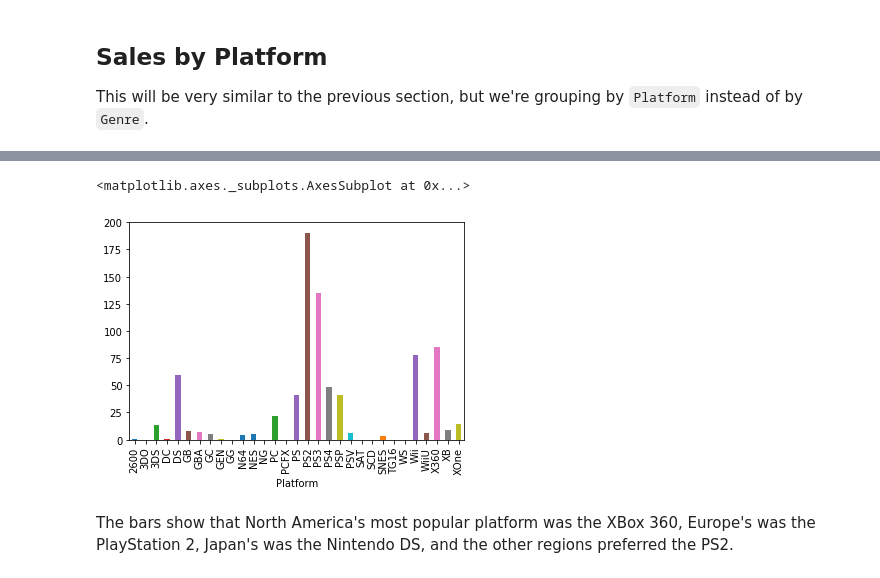
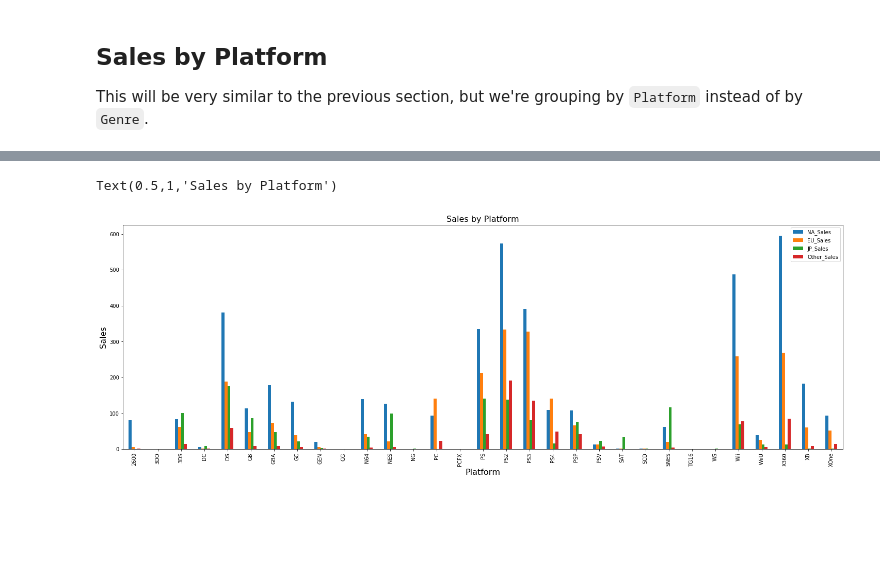
Before and after one commit to NicholasCrossman/python-game-sales-data-cleaning, a Jupyter notebook: game-sales-data-analysis.ipynb, the cells around one changed output, grey strips where cells are left out. Saved outputs shown, nothing was run; the diff lists cells and outputs as text; code cells hidden in the pictures; blank space fills up the shorter version.

```diff
--- a/game-sales-data-analysis.ipynb
+++ b/game-sales-data-analysis.ipynb
@@ -151,8 +127,17 @@ jp_sales_platform.plot.bar()
-# %%
-other_sales_platform = data.groupby('Platform')['Other_Sales'].sum()
-other_sales_platform.plot.bar()
-# %% [output]
-<matplotlib.axes._subplots.AxesSubplot at 0x...>
-[figure, removed]
-# %% [markdown]
-The bars show that North America's most popular platform was the XBox 360, Europe's was the PlayStation 2, Japan's was the Nintendo DS, and the other regions preferred the PS2.
+# %%
+#finding unique values of the Platform column
+data['Platform'].unique()
+
+#grouping Platform column values
+platform = data.groupby(['Platform'])
+#finding the sum of all sales per region
+platform_sales = platform['NA_Sales','EU_Sales','JP_Sales','Other_Sales'].sum()
+#asking to show bar plot with particular figure size
+
+platform_sales.plot(kind='bar',figsize=(25,8))
+plt.xlabel('Platform',fontsize=16)
+plt.ylabel('Sales',fontsize=16)
+plt.title('Sales by Platform',fontsize=16)
+# %% [output]
+Text(0.5,1,'Sales by Platform')
+[figure, added]
```
Also changed, not shown: parts of 16 cells of this notebook.
